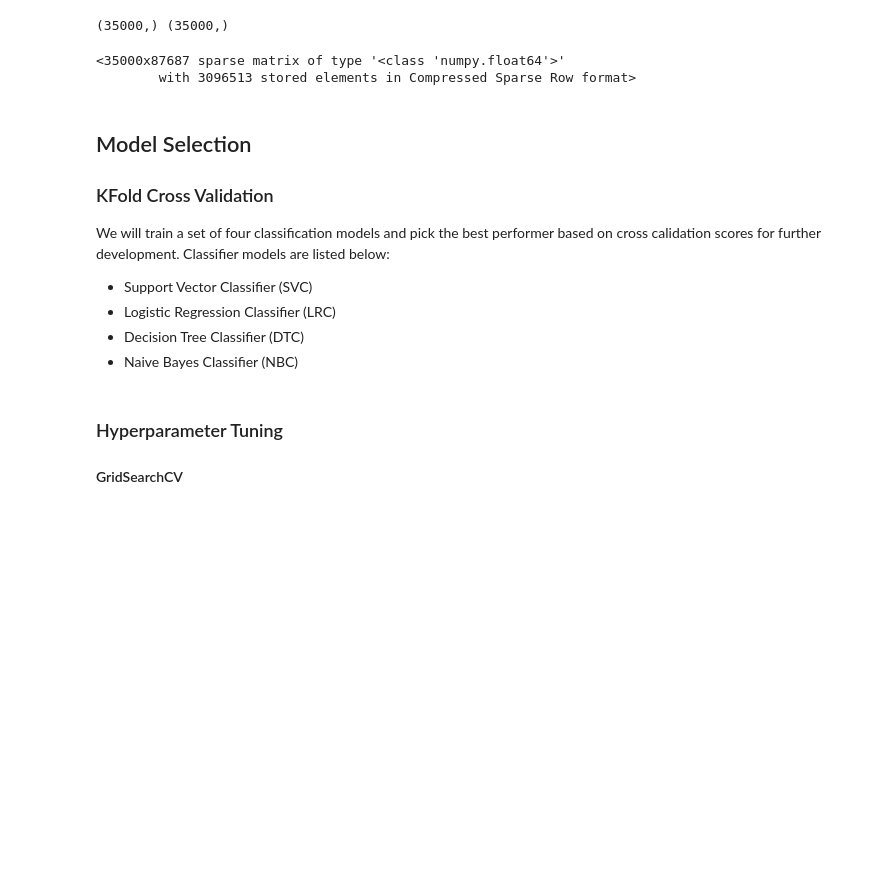
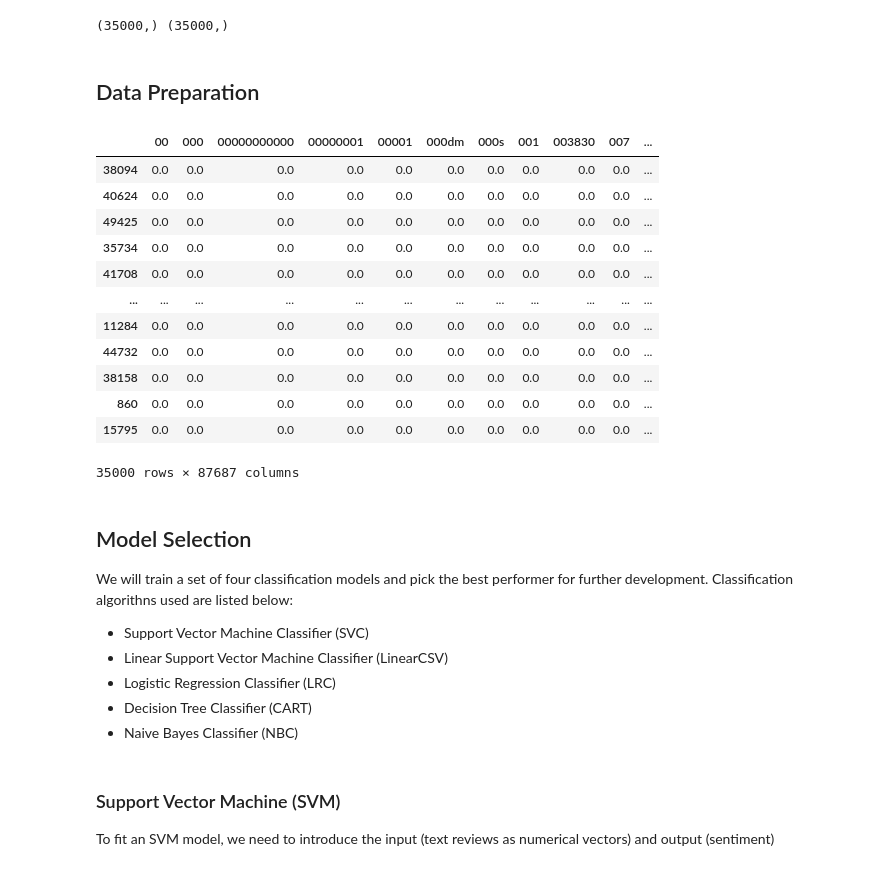
Before and after one commit to mashahin/Sentiment-Analysis, a Jupyter notebook: sentiment_analysis_sklearn.ipynb, the cells around one changed output. Cells and saved outputs as stored; diff of their text form; code cells hidden in the pictures; blank space fills up the shorter version.

Commit message:
Model selection pipeline

```diff
--- a/sentiment_analysis_sklearn.ipynb
+++ b/sentiment_analysis_sklearn.ipynb
@@ -38,21 +38,36 @@ train_x, test_x, train_y, test_y = train_test_split(X, y, test_size=0.3, random_
 print(train_x.shape, train_y.shape)
 # %% [output]
 (35000,) (35000,)
+# %% [markdown]
+## Data Preparation
 # %%
 from sklearn.feature_extraction.text import TfidfVectorizer
 tfidf = TfidfVectorizer(stop_words='english')
 train_x_vector = tfidf.fit_transform(train_x)
-train_x_vector
+test_x_vector = tfidf.transform(test_x)
+pd.DataFrame.sparse.from_spmatrix(train_x_vector,
+                                  index=train_x.index,
+                                  columns=tfidf.get_feature_names())
 # %% [output]
+|  | 00 | 000 | 00000000000 | 00000001 | 00001 | 000dm | 000s | 001 | 003830 | 007 | ... |
+| 38094 | 0.0 | 0.0 | 0.0 | 0.0 | 0.0 | 0.0 | 0.0 | 0.0 | 0.0 | 0.0 | ... |
+| 40624 | 0.0 | 0.0 | 0.0 | 0.0 | 0.0 | 0.0 | 0.0 | 0.0 | 0.0 | 0.0 | ... |
+| 49425 | 0.0 | 0.0 | 0.0 | 0.0 | 0.0 | 0.0 | 0.0 | 0.0 | 0.0 | 0.0 | ... |
+| 35734 | 0.0 | 0.0 | 0.0 | 0.0 | 0.0 | 0.0 | 0.0 | 0.0 | 0.0 | 0.0 | ... |
+| 41708 | 0.0 | 0.0 | 0.0 | 0.0 | 0.0 | 0.0 | 0.0 | 0.0 | 0.0 | 0.0 | ... |
+| ... | ... | ... | ... | ... | ... | ... | ... | ... | ... | ... | ... |
+| 11284 | 0.0 | 0.0 | 0.0 | 0.0 | 0.0 | 0.0 | 0.0 | 0.0 | 0.0 | 0.0 | ... |
+| 44732 | 0.0 | 0.0 | 0.0 | 0.0 | 0.0 | 0.0 | 0.0 | 0.0 | 0.0 | 0.0 | ... |
+| 38158 | 0.0 | 0.0 | 0.0 | 0.0 | 0.0 | 0.0 | 0.0 | 0.0 | 0.0 | 0.0 | ... |
+| 860 | 0.0 | 0.0 | 0.0 | 0.0 | 0.0 | 0.0 | 0.0 | 0.0 | 0.0 | 0.0 | ... |
+| 15795 | 0.0 | 0.0 | 0.0 | 0.0 | 0.0 | 0.0 | 0.0 | 0.0 | 0.0 | 0.0 | ... |
-<35000x87687 sparse matrix of type '<class 'numpy.float64'>'
-        with 3096513 stored elements in Compressed Sparse Row format>
+35000 rows × 87687 columns
 # %% [markdown]
 ## Model Selection
-
-### KFold Cross Validation
-We will train a set of four classification models and pick the best performer based on cross calidation scores for further development. Classifier models are listed below:
- - Support Vector Classifier (SVC)
+We will train a set of four classification models and pick the best performer for further development. Classification algorithns used are listed below:
+ - Support Vector Machine Classifier (SVC)
+ - Linear Support Vector Machine Classifier (LinearCSV)
  - Logistic Regression Classifier (LRC)
- - Decision Tree Classifier (DTC)
+ - Decision Tree Classifier (CART)
  - Naive Bayes Classifier (NBC)
 # %%
@@ -83,3 +81,3 @@ for name, model in models:
-# %% [markdown]
-### Hyperparameter Tuning
-#### GridSearchCV
+# %% [markdown]
+### Support Vector Machine (SVM)
+To fit an SVM model, we need to introduce the input (text reviews as numerical vectors) and output (sentiment)
```
Also changed, not shown: parts of 18 cells of this notebook.
